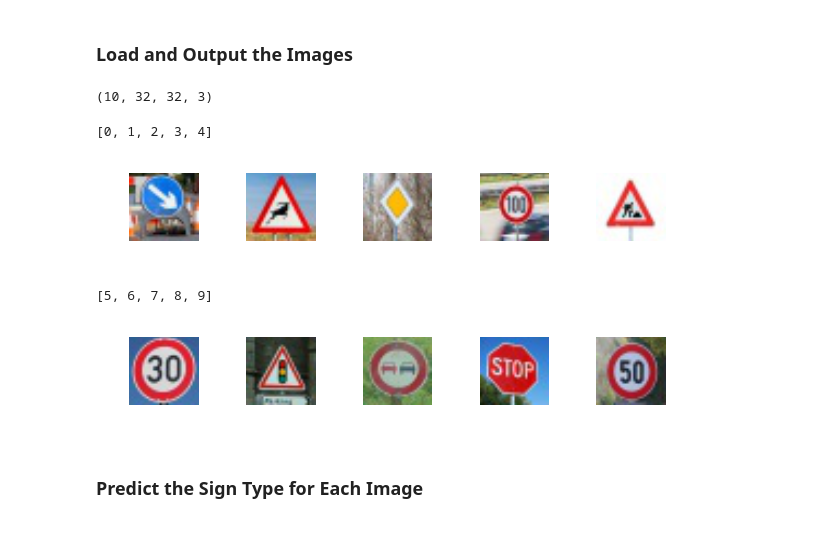
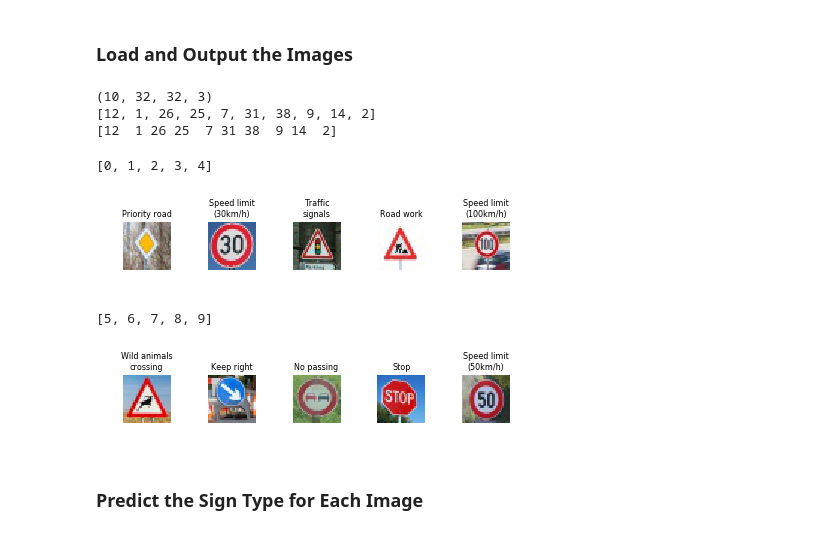
Before and after one commit to karanj1/SDCar, a Jupyter notebook: CarND-Traffic-Sign-Classifier-Project/Traffic_Sign_Classifier6.ipynb, the cells around one changed output. Drawn from its saved outputs; the diff is of its cells as text; code cells hidden in the pictures.

```diff
--- a/CarND-Traffic-Sign-Classifier-Project/Traffic_Sign_Classifier6.ipynb
+++ b/CarND-Traffic-Sign-Classifier-Project/Traffic_Sign_Classifier6.ipynb
@@ -713,35 +716,47 @@ def process_newimage_file(name):
     #print(image_new.shape)
     return image_new
 # %%
+from os.path import basename
 newdata = [process_newimage_file("./German_signs/"+name) for name in os.listdir("./German_signs/")]
-namenewdata = [name for name in os.listdir("./German_signs/")]
+namenewdata = [(os.path.splitext(name)[0]) for name in os.listdir("./German_signs/")]
 newdata = np.array(newdata ,dtype = 'u1')
+namenewdata = list(map(int, namenewdata))
 print(newdata.shape)
+print(namenewdata)
+
+#http://stackoverflow.com/questions/30167538/convert-a-numpy-ndarray-to-stringor-bytes-and-convert-it-back-to-numpy-ndarray
+arr =np.array(namenewdata)
+ts = arr.tostring()
+y_namenewdata = (np.fromstring(ts,dtype=int))
+print(y_namenewdata)
 # %% [output]
 (10, 32, 32, 3)
+[12, 1, 26, 25, 7, 31, 38, 9, 14, 2]
+[12  1 26 25  7 31 38  9 14  2]
 # %%
 cnum_image = 5
 rnum_image = 2
+
 
 for r in range(rnum_image):
     fig = plt.figure()    # next row of images
     index = list(x+(r*5) for x in range(0, 5))
     print(index)
     for i in range(cnum_image):
         #The subplot() command specifies numrows, numcols, fignum where fignum ranges from 1 to numrows*numcols.
         fig.add_subplot(1,cnum_image,i+1)
         #fig.subplots_adjust(wspace=1)
         plt.tight_layout()
         plt.imshow(newdata[index] [i])   #[i] is index no (0 to 4) , i^th image from index
         #plt.title(y_train[index] [i])
-        #plt.title('\n'.join(wrap(signs[str(myy_train[index] [i])], 14)),fontsize=8)
+        plt.title('\n'.join(wrap(signs[str(y_namenewdata[index] [i])], 14)),fontsize=8)
         plt.axis('off')
     plt.show()
 # %% [output]
 [0, 1, 2, 3, 4]
-[figure, old version]
+[figure, new version]
 [5, 6, 7, 8, 9]
-[figure, old version]
+[figure, new version]
 # %% [markdown]
 ### Predict the Sign Type for Each Image
 # %%
```
Also changed, not shown: parts of 7 cells of this notebook.
